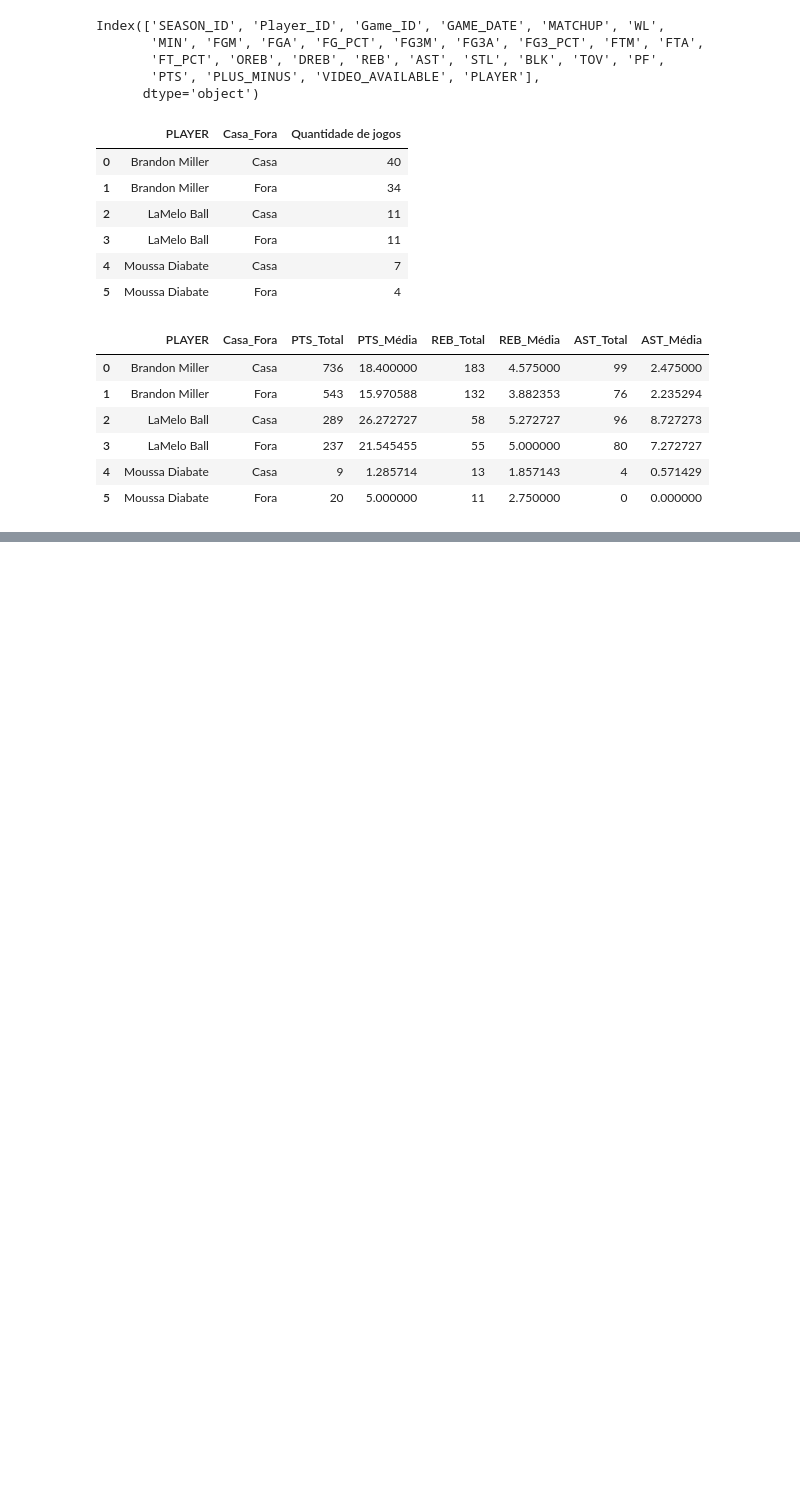
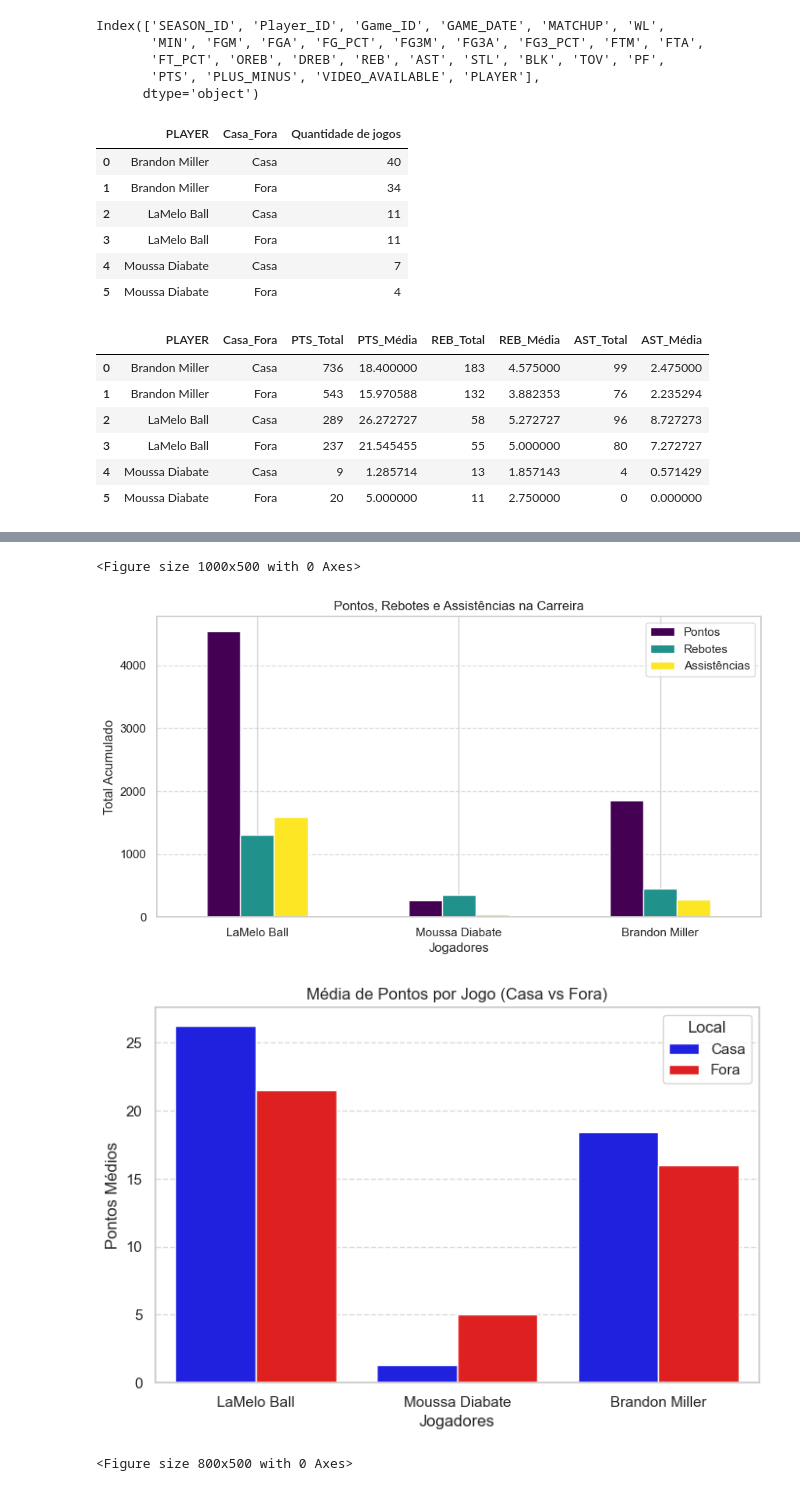
Before and after one commit to genarioazevedoufape/preditor_jogos_nba, a Jupyter notebook: EDA/eda_parte_2.ipynb, the cells around one changed output, grey strips where cells are left out. Drawn from its saved outputs; the diff is of its cells as text; code cells hidden in the pictures; blank space fills up the shorter version.

```diff
--- a/EDA/eda_parte_2.ipynb
+++ b/EDA/eda_parte_2.ipynb
@@ -609,0 +818,36 @@ df_stats_casa_fora
+# %%
+import matplotlib.pyplot as plt
+import seaborn as sns
+
+# Configuração do estilo dos gráficos
+sns.set(style="whitegrid")
+
+# Gráfico 1: Pontos, Rebotes e Assistências na Carreira
+plt.figure(figsize=(10, 5))
+df_career_stats.set_index("PLAYER")[["PTS_Carreira", "REB_Carreira", "AST_Carreira"]].plot(kind="bar", figsize=(10, 5), colormap="viridis")
+plt.title("Pontos, Rebotes e Assistências na Carreira")
+plt.ylabel("Total Acumulado")
+plt.xlabel("Jogadores")
+plt.xticks(rotation=0)
+plt.legend(["Pontos", "Rebotes", "Assistências"])
+plt.grid(axis="y", linestyle="--", alpha=0.7)
+plt.show()
+
+# Gráfico 2: Média de Pontos por Jogo (Casa vs Fora)
+plt.figure(figsize=(8, 5))
+df_melted = df_career_stats.melt(id_vars="PLAYER", value_vars=["PTS_Casa_Média", "PTS_Fora_Média"], var_name="Local", value_name="Média de Pontos")
+df_melted["Local"] = df_melted["Local"].map({"PTS_Casa_Média": "Casa", "PTS_Fora_Média": "Fora"})
+
+sns.barplot(x="PLAYER", y="Média de Pontos", hue="Local", data=df_melted, palette=["blue", "red"])
+plt.title("Média de Pontos por Jogo (Casa vs Fora)")
+plt.xlabel("Jogadores")
+plt.ylabel("Pontos Médios")
+plt.xticks(rotation=0)
+plt.legend(title="Local")
+plt.grid(axis="y", linestyle="--", alpha=0.7)
+plt.show()
+# %% [output]
+<Figure size 1000x500 with 0 Axes>
+[figure, added]
+[figure, added]
+<Figure size 800x500 with 0 Axes>
```
Also changed, not shown: parts of 6 cells of this notebook.
